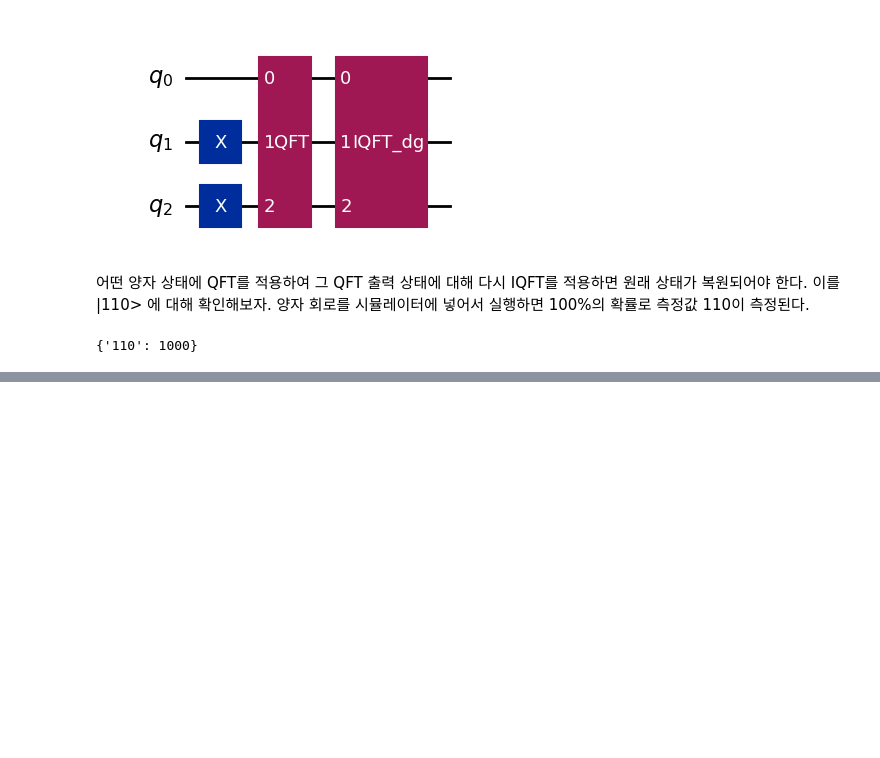
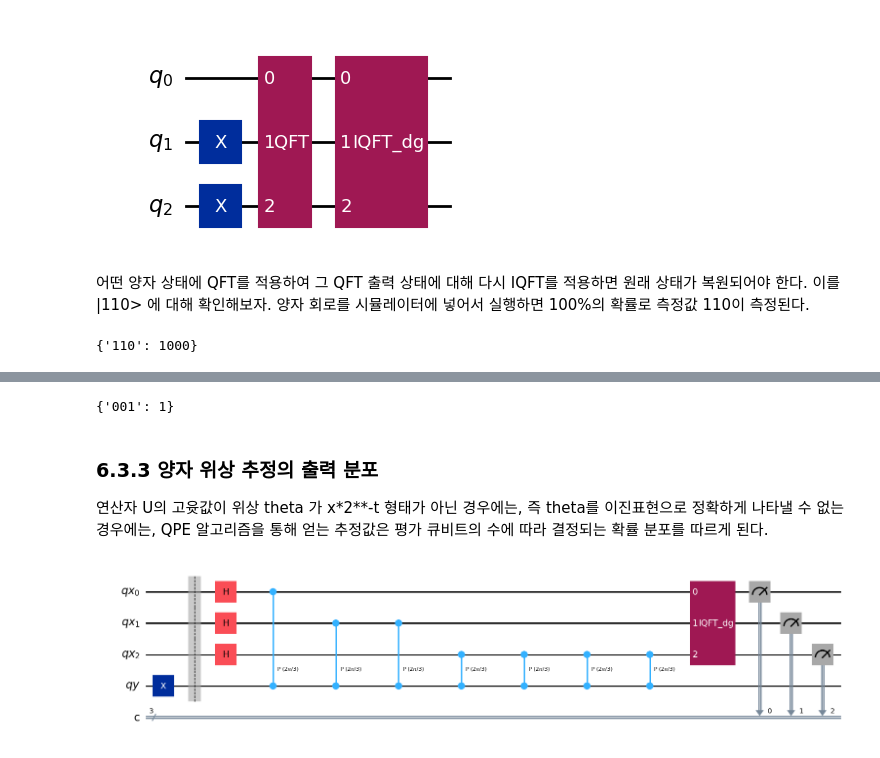
Before and after one commit to seungmei/QNS, a Jupyter notebook: 프로그래밍으로_배우는_양자컴퓨팅_6장.ipynb, the cells around one changed output, grey strips where cells are left out. Saved outputs shown, nothing was run; the diff lists cells and outputs as text; code cells hidden in the pictures; blank space fills up the shorter version.

```diff
--- a/프로그래밍으로_배우는_양자컴퓨팅_6장.ipynb
+++ b/프로그래밍으로_배우는_양자컴퓨팅_6장.ipynb
@@ -450,0 +498,46 @@ print(count)
+# %%
+from qiskit.transpiler.preset_passmanagers import generate_preset_pass_manager
+from qiskit_ibm_runtime import SamplerV2 as Sampler
+from qiskit_aer import AerSimulator
+aer_sim = AerSimulator()
+pm = generate_preset_pass_manager(backend=aer_sim, optimization_level=1)
+isa_circuit = pm.run(qpe)
+sampler = Sampler(mode=aer_sim)
+job = sampler.run([isa_circuit], shots=1)
+result = job.result()
+count = result[0].data.c.get_counts()
+print(count)
+# %% [output]
+{'001': 1}
+# %% [markdown]
+### 6.3.3 양자 위상 추정의 출력 분포
+연산자 U의 고윳값이 위상 theta 가 x*2**-t 형태가 아닌 경우에는, 즉 theta를 이진표현으로 정확하게 나타낼 수 없는 경우에는, QPE 알고리즘을 통해 얻는 추정값은 평가 큐비트의 수에 따라 결정되는 확률 분포를 따르게 된다.
+# %%
+# phase estimation circuit
+# P(2*pi/3) 게이트에 대한 QPE 코드
+import numpy as np
+from qiskit import QuantumCircuit, QuantumRegister, ClassicalRegister
+from qiskit.circuit.library import QFT
+
+t = 3
+n = 1
+qx = QuantumRegister(t,'qx')
+qy = QuantumRegister(n,'qy')
+c = ClassicalRegister(t,'c')
+qpe = QuantumCircuit(qx, qy, c)
+
+phase = 1/3
+qpe.x(qy) # eigenstate |1>
+qpe.barrier()
+qpe.h(qx)
+Un = 1
+for qx_i in range(t):
+    for i in range(Un):
+        qpe.cp(2*np.pi*phase, qx[qx_i], qy); # controlled-P
+    Un *= 2
+
+qpe.compose(QFT(t, inverse=True), qx[:], inplace=True)
+qpe.measure(qx,c)
+qpe.draw(fold=-1, output='mpl')
+# %% [output]
+[figure, added]
```
Also changed, not shown: parts of 48 cells of this notebook.
